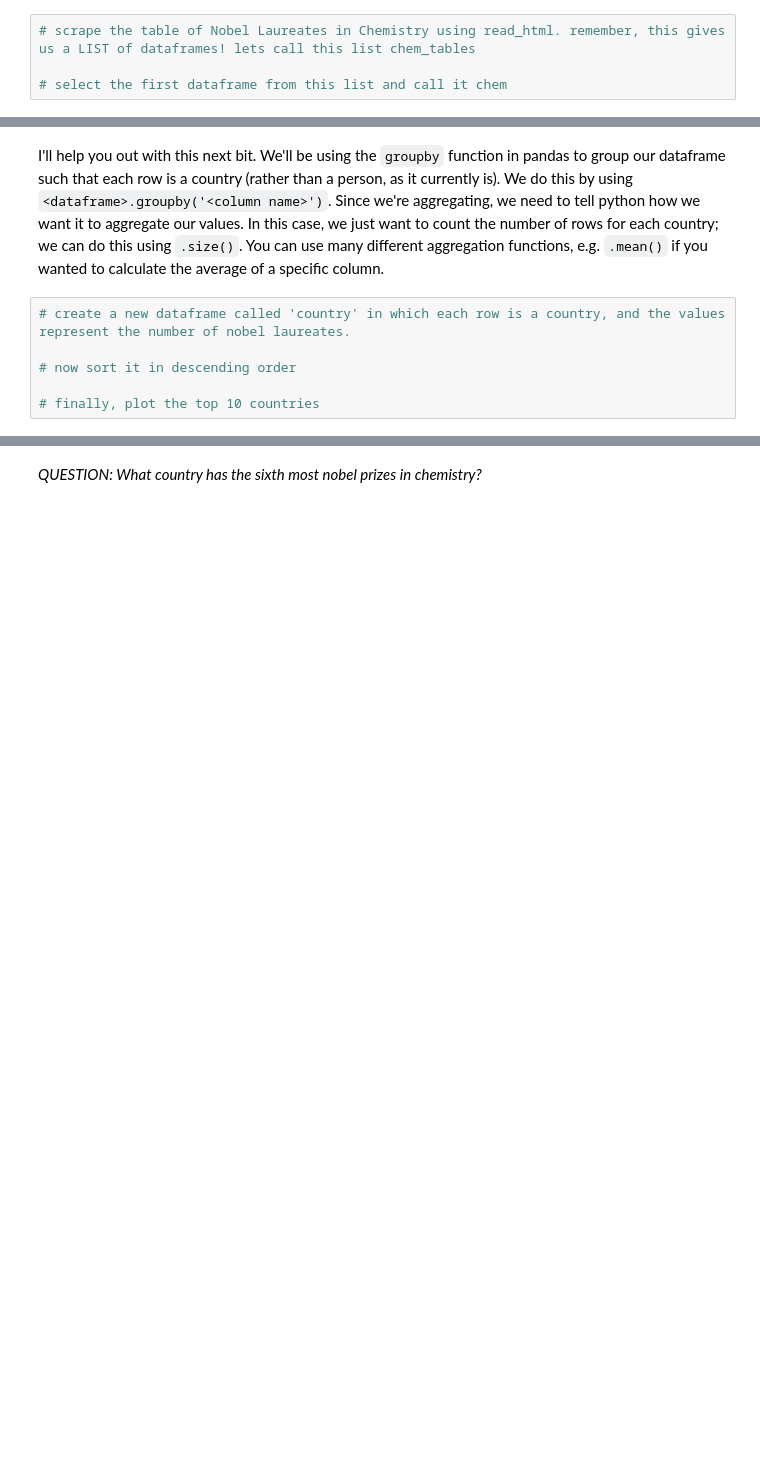
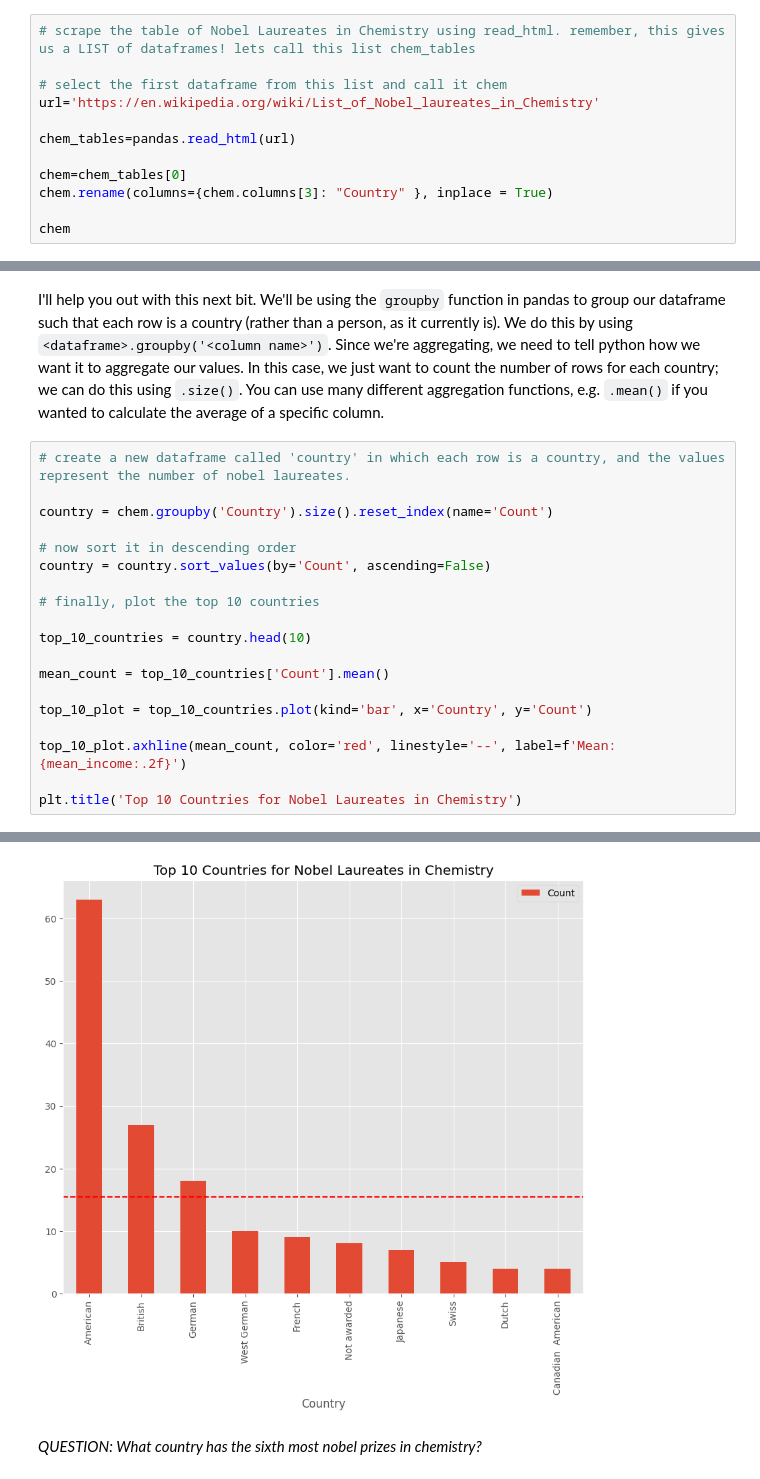
Before and after one commit to Chloe1111322/QM2, a Jupyter notebook: notebooks/W02. Pandas.ipynb, the cells around one changed output, grey strips where cells are left out. Cells and saved outputs as stored; diff of their text form; blank space fills up the shorter version.

```diff
--- a/notebooks/W02. Pandas.ipynb
+++ b/notebooks/W02. Pandas.ipynb
@@ -481,3 +511,11 @@ Using the following URL https://en.wikipedia.org/wiki/List_of_Nobel_laureates_in
 # scrape the table of Nobel Laureates in Chemistry using read_html. remember, this gives us a LIST of dataframes! lets call this list chem_tables
 
 # select the first dataframe from this list and call it chem
+url='https://en.wikipedia.org/wiki/List_of_Nobel_laureates_in_Chemistry'
+
+chem_tables=pandas.read_html(url)
+
+chem=chem_tables[0]
+chem.rename(columns={chem.columns[3]: "Country" }, inplace = True)
+
+chem
@@ -486,6 +538,20 @@ I'll help you out with this next bit. We'll be using the `groupby` function in p
 # %%
 # create a new dataframe called 'country' in which each row is a country, and the values represent the number of nobel laureates.
 
+country = chem.groupby('Country').size().reset_index(name='Count')
+
 # now sort it in descending order
+country = country.sort_values(by='Count', ascending=False)
 
 # finally, plot the top 10 countries
+
+top_10_countries = country.head(10)
+
+mean_count = top_10_countries['Count'].mean()
+
+top_10_plot = top_10_countries.plot(kind='bar', x='Country', y='Count')
+
+top_10_plot.axhline(mean_count, color='red', linestyle='--', label=f'Mean: {mean_income:.2f}')
+
+plt.title('Top 10 Countries for Nobel Laureates in Chemistry')
+# %% [output]
@@ -492,2 +559,3 @@ I'll help you out with this next bit. We'll be using the `groupby` function in p
+[figure, added]
 # %% [markdown]
 *QUESTION: What country has the sixth most nobel prizes in chemistry?*
```
Also changed, not shown: parts of 12 cells of this notebook.
